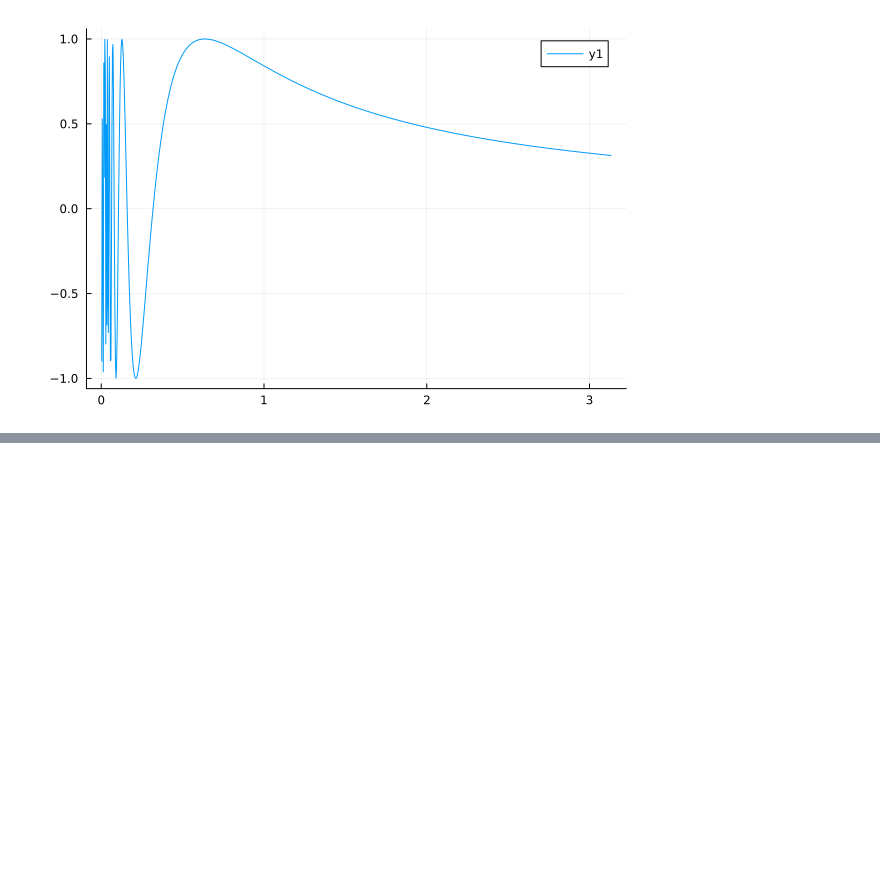
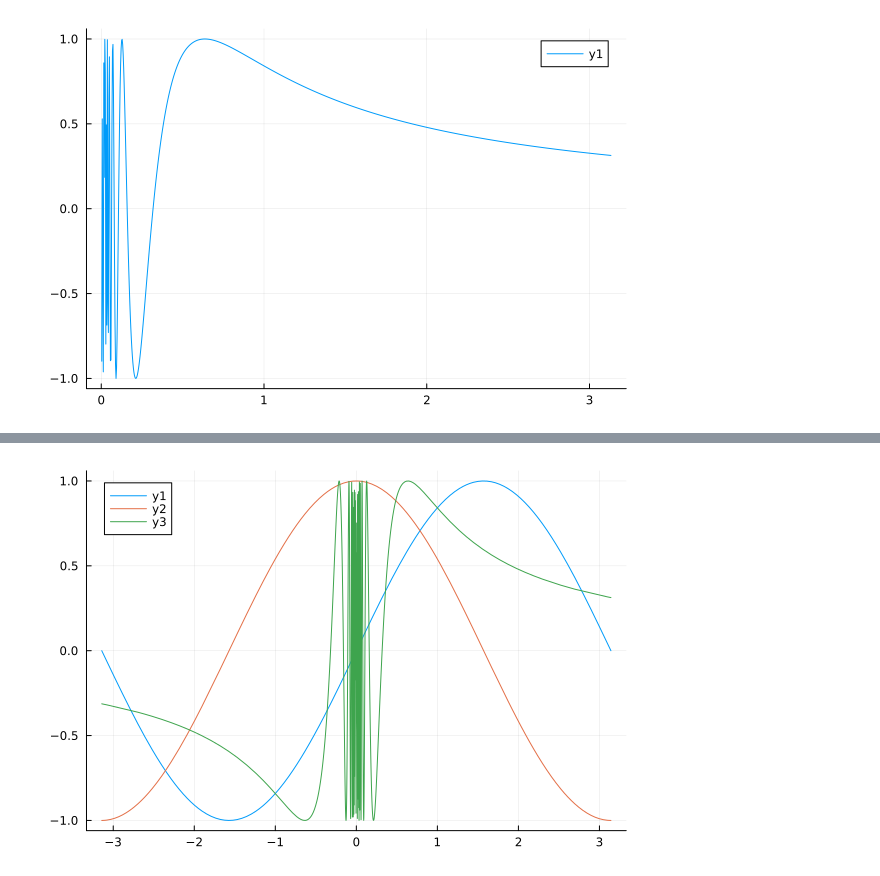
Before and after one commit to damiansp/julia, a Jupyter notebook: practical/04_plotting/plots.ipynb, the cells around one changed output, grey strips where cells are left out. Cells and saved outputs as stored; diff of their text form; code cells hidden in the pictures; blank space fills up the shorter version.

Commit message:
plots++

```diff
--- a/practical/04_plotting/plots.ipynb
+++ b/practical/04_plotting/plots.ipynb
@@ -50,0 +59,4 @@ plot(x, f.(x))
+# %%
+plot([sin, cos, f], -π, π)
+# %% [output]
+[figure, added]
```
Also changed, not shown: parts of 3 cells of this notebook.
